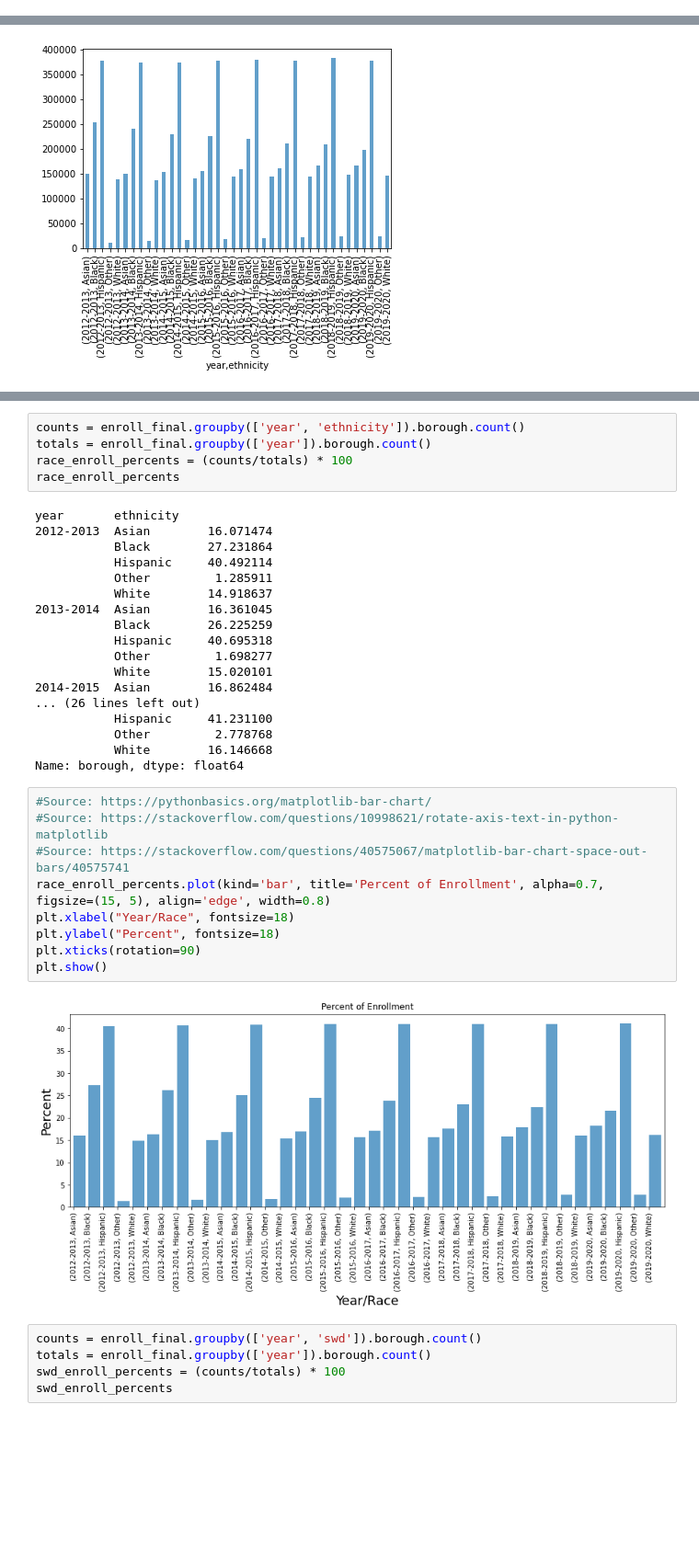
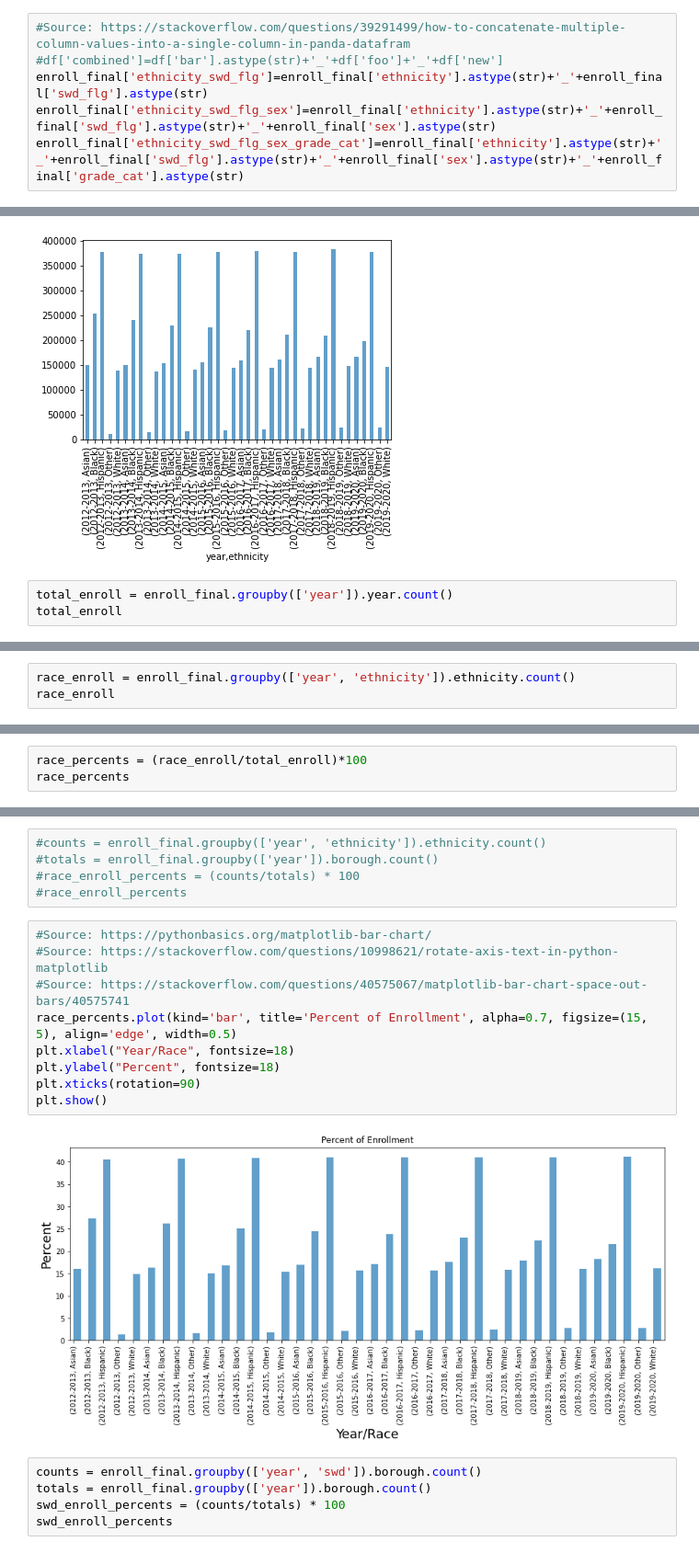
Before and after one commit to hdbedwell/Exploring_Disproportionality, a Jupyter notebook: 12142020 Disproportionality Analysis.ipynb, the cells around one changed output, grey strips where cells are left out. Shown at 92% size. Saved outputs shown, nothing was run; the diff lists cells and outputs as text; blank space fills up the shorter version.

Commit message:
Add files via upload
feat: Updated code and added graphs.

```diff
--- a/12142020 Disproportionality Analysis.ipynb
+++ b/12142020 Disproportionality Analysis.ipynb
@@ -114,3 +142,9 @@ enroll_final.head()
+# %%
+#Source: https://stackoverflow.com/questions/39291499/how-to-concatenate-multiple-column-values-into-a-single-column-in-panda-datafram
+#df['combined']=df['bar'].astype(str)+'_'+df['foo']+'_'+df['new']
+enroll_final['ethnicity_swd_flg']=enroll_final['ethnicity'].astype(str)+'_'+enroll_final['swd_flg'].astype(str)
+enroll_final['ethnicity_swd_flg_sex']=enroll_final['ethnicity'].astype(str)+'_'+enroll_final['swd_flg'].astype(str)+'_'+enroll_final['sex'].astype(str)
+enroll_final['ethnicity_swd_flg_sex_grade_cat']=enroll_final['ethnicity'].astype(str)+'_'+enroll_final['swd_flg'].astype(str)+'_'+enroll_final['sex'].astype(str)+'_'+enroll_final['grade_cat'].astype(str)
 # %%
 #Confirm there are no duplicate student_ids in the enrollment data.
 #print(enroll_1213.duplicated('student_id').sum()),
@@ -179,3 +223,6 @@ enroll_final.groupby('year')['ethnicity'].value_counts().plot(kind='bar', title=
 enroll_final.groupby(['year', 'ethnicity']).total.sum().plot(kind='bar', alpha=0.7);
 # %% [output]
 [figure]
+# %%
+total_enroll = enroll_final.groupby(['year']).year.count()
+total_enroll
@@ -181,0 +240,3 @@ enroll_final.groupby(['year', 'ethnicity']).total.sum().plot(kind='bar', alpha=0
+# %%
+race_enroll = enroll_final.groupby(['year', 'ethnicity']).ethnicity.count()
+race_enroll
@@ -181,0 +261,3 @@ enroll_final.groupby(['year', 'ethnicity']).total.sum().plot(kind='bar', alpha=0
+# %%
+race_percents = (race_enroll/total_enroll)*100
+race_percents
@@ -182,37 +377,19 @@ enroll_final.groupby(['year', 'ethnicity']).total.sum().plot(kind='bar', alpha=0
 # %%
-counts = enroll_final.groupby(['year', 'ethnicity']).borough.count()
-totals = enroll_final.groupby(['year']).borough.count()
-race_enroll_percents = (counts/totals) * 100
-race_enroll_percents
+#counts = enroll_final.groupby(['year', 'ethnicity']).ethnicity.count()
+#totals = enroll_final.groupby(['year']).borough.count()
+#race_enroll_percents = (counts/totals) * 100
+#race_enroll_percents
-# %% [output]
-year       ethnicity
-2012-2013  Asian        16.071474
-           Black        27.231864
-           Hispanic     40.492114
-           Other         1.285911
-           White        14.918637
-2013-2014  Asian        16.361045
-           Black        26.225259
-           Hispanic     40.695318
-           Other         1.698277
-           White        15.020101
-2014-2015  Asian        16.862484
-... (26 lines left out)
-           Hispanic     41.231100
-           Other         2.778768
-           White        16.146668
-Name: borough, dtype: float64
 # %%
 #Source: https://pythonbasics.org/matplotlib-bar-chart/
 #Source: https://stackoverflow.com/questions/10998621/rotate-axis-text-in-python-matplotlib
 #Source: https://stackoverflow.com/questions/40575067/matplotlib-bar-chart-space-out-bars/40575741
-race_enroll_percents.plot(kind='bar', title='Percent of Enrollment', alpha=0.7, figsize=(15, 5), align='edge', width=0.8)
+race_percents.plot(kind='bar', title='Percent of Enrollment', alpha=0.7, figsize=(15, 5), align='edge', width=0.5)
 plt.xlabel("Year/Race", fontsize=18)
 plt.ylabel("Percent", fontsize=18)
 plt.xticks(rotation=90)
 plt.show()
 # %% [output]
-[figure, old version]
+[figure, new version]
 # %%
 counts = enroll_final.groupby(['year', 'swd']).borough.count()
 totals = enroll_final.groupby(['year']).borough.count()
```
Also changed, not shown: parts of 39 cells of this notebook.
